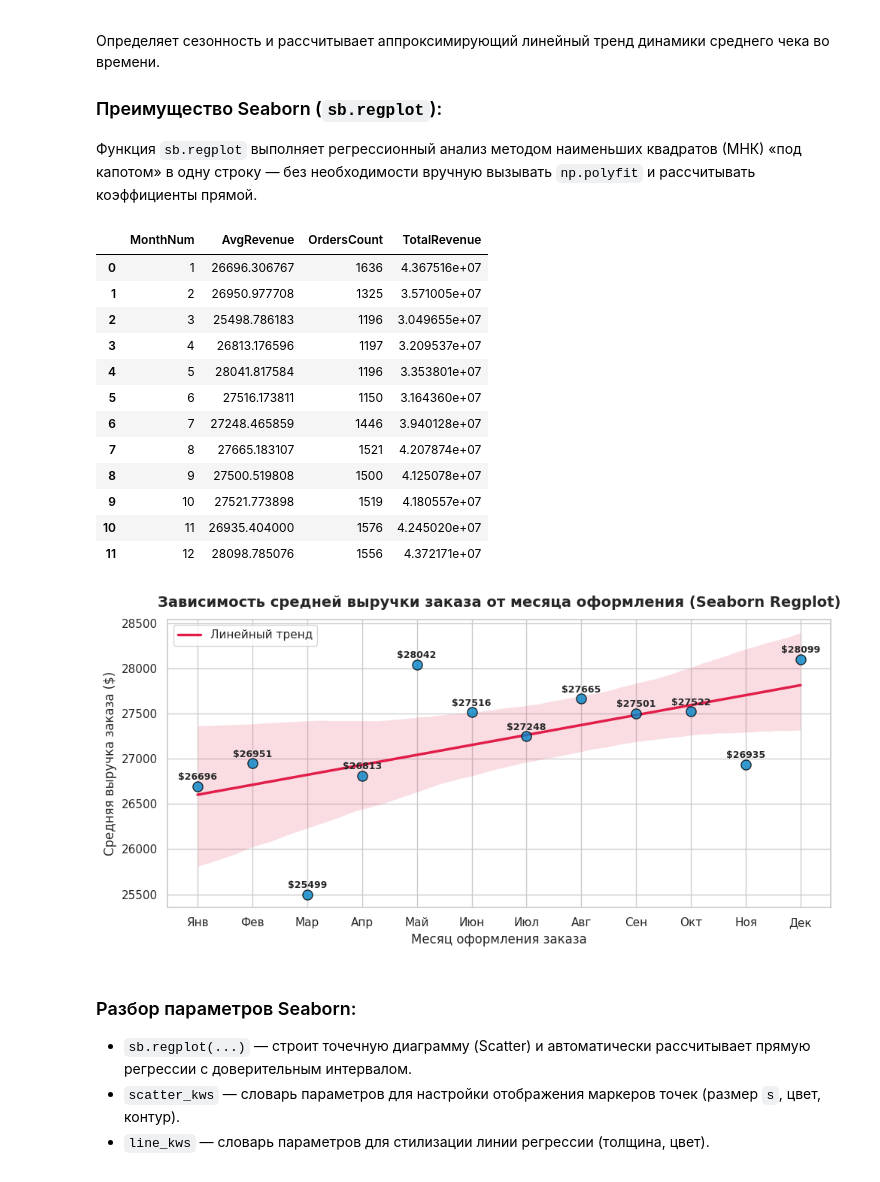
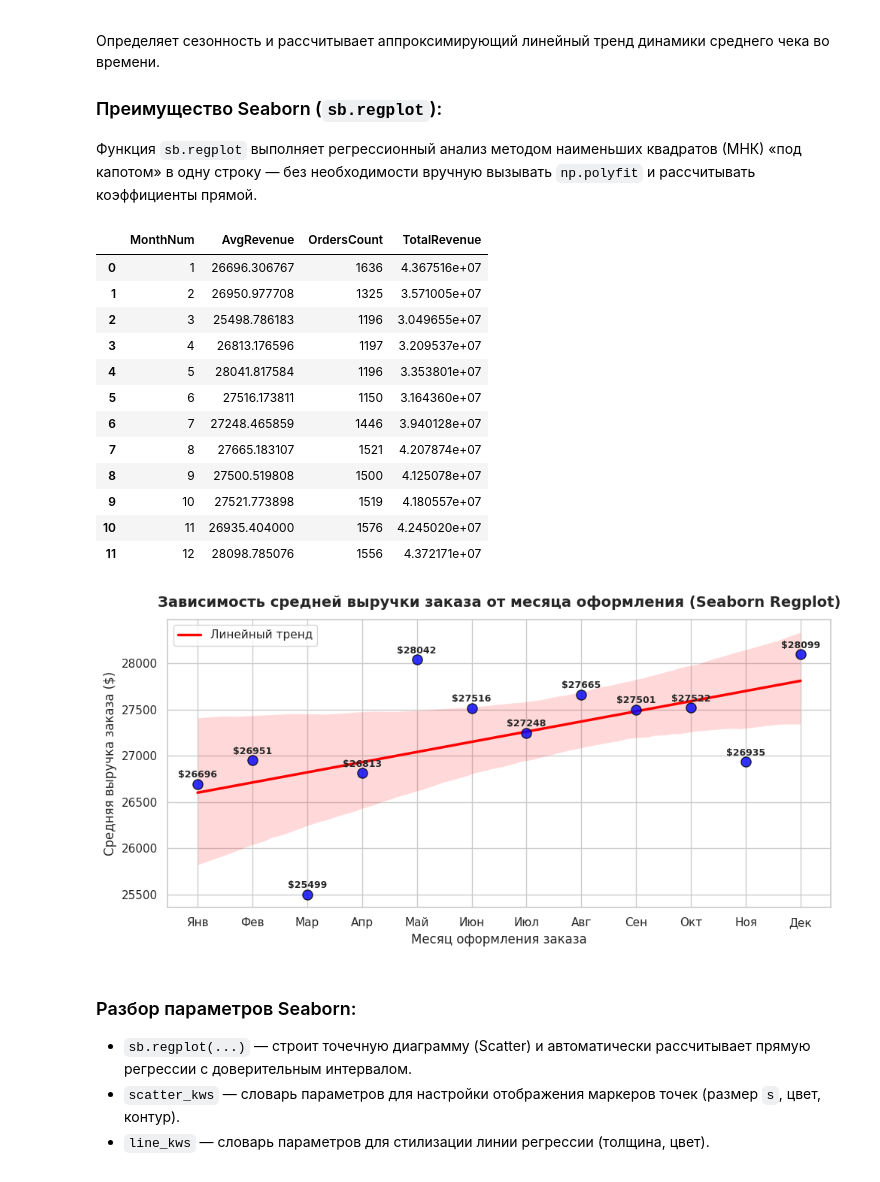
Before and after one commit to Asm-o-Dan/eli5-visual-hub, a Jupyter notebook: downloads/OII_Lab2_Variant2.ipynb, the cells around one changed output. Saved outputs shown, nothing was run; the diff lists cells and outputs as text; code cells hidden in the pictures.

```diff
--- a/downloads/OII_Lab2_Variant2.ipynb
+++ b/downloads/OII_Lab2_Variant2.ipynb
@@ -271,8 +266,8 @@ sb.regplot(
     data=monthly_agg,
     x='MonthNum',
     y='AvgRevenue',
-    scatter_kws={'s': 90, 'color': '#0284c7', 'edgecolor': 'black', 'zorder': 3},
-    line_kws={'color': '#e11d48', 'linewidth': 2.5, 'label': 'Линейный тренд'},
+    scatter_kws={'s': 90, 'color': 'blue', 'edgecolor': 'black', 'zorder': 3},
+    line_kws={'color': 'red', 'linewidth': 2.5, 'label': 'Линейный тренд'},
     ax=ax
 )
 
@@ -280,34 +275,34 @@ month_labels = ['Янв', 'Фев', 'Мар', 'Апр', 'Май', 'Июн', 'И
 ax.set_xticks(range(1, 13))
 ax.set_xticklabels(month_labels)
 
 for _, row in monthly_agg.iterrows():
     ax.annotate(
         f"${row['AvgRevenue']:.0f}",
         (row['MonthNum'], row['AvgRevenue'] + 70),
         ha='center', fontsize=9, fontweight='semibold'
     )
 
 ax.set_title('Зависимость средней выручки заказа от месяца оформления (Seaborn Regplot)', fontsize=14, pad=12, fontweight='bold')
 ax.set_xlabel('Месяц оформления заказа', fontsize=12)
 ax.set_ylabel('Средняя выручка заказа ($)', fontsize=12)
 ax.legend(loc='upper left', frameon=True)
 plt.tight_layout()
 plt.show()
 # %% [output]
 |  | MonthNum | AvgRevenue | OrdersCount | TotalRevenue |
 | 0 | 1 | 26696.306767 | 1636 | 4.367516e+07 |
 | 1 | 2 | 26950.977708 | 1325 | 3.571005e+07 |
 | 2 | 3 | 25498.786183 | 1196 | 3.049655e+07 |
 | 3 | 4 | 26813.176596 | 1197 | 3.209537e+07 |
 | 4 | 5 | 28041.817584 | 1196 | 3.353801e+07 |
 | 5 | 6 | 27516.173811 | 1150 | 3.164360e+07 |
 | 6 | 7 | 27248.465859 | 1446 | 3.940128e+07 |
 | 7 | 8 | 27665.183107 | 1521 | 4.207874e+07 |
 | 8 | 9 | 27500.519808 | 1500 | 4.125078e+07 |
 | 9 | 10 | 27521.773898 | 1519 | 4.180557e+07 |
 | 10 | 11 | 26935.404000 | 1576 | 4.245020e+07 |
 | 11 | 12 | 28098.785076 | 1556 | 4.372171e+07 |
-[figure, old version]
+[figure, new version]
 # %% [markdown]
 ### Разбор параметров Seaborn:
 - `sb.regplot(...)` — строит точечную диаграмму (Scatter) и автоматически рассчитывает прямую регрессии с доверительным интервалом.
```
Also changed, not shown: parts of 3 cells of this notebook.
